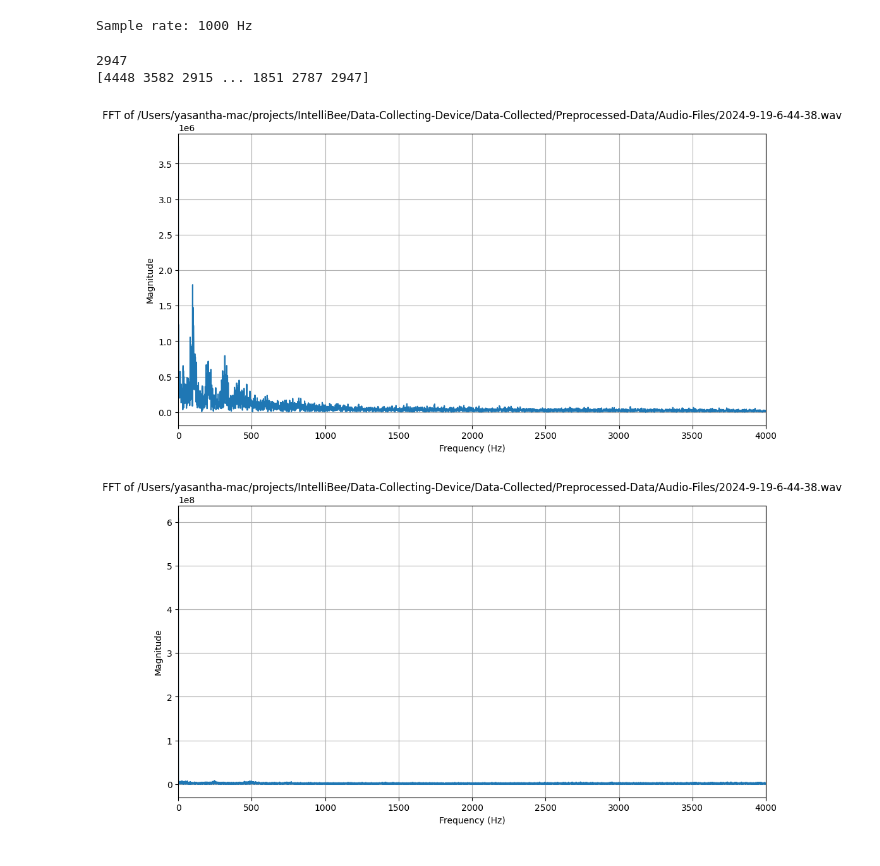
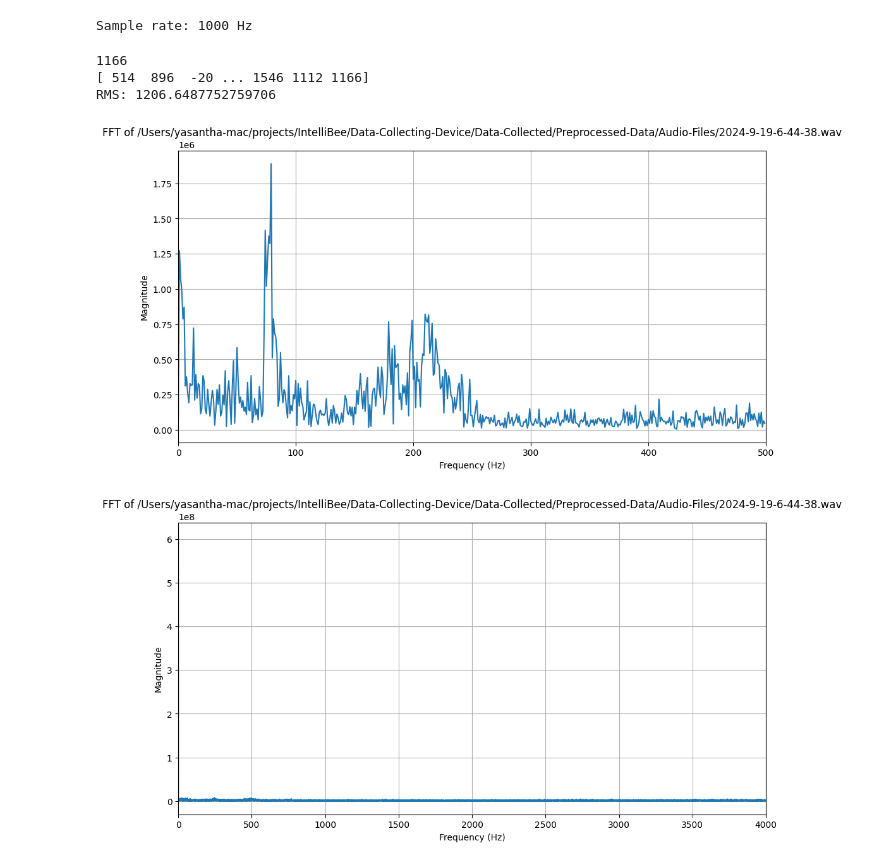
Before and after one commit to CSE-ICE-21/IntelliBee, a Jupyter notebook: Data-Collecting-Device/Data-Visualization/visualize_audio_data.ipynb, the cells around one changed output. Drawn from its saved outputs; the diff is of its cells as text; code cells hidden in the pictures.

```diff
--- a/Data-Collecting-Device/Data-Visualization/visualize_audio_data.ipynb
+++ b/Data-Collecting-Device/Data-Visualization/visualize_audio_data.ipynb
@@ -31,7 +31,7 @@ def perform_fft_and_plot(wav_file:str):
 PARENT_PATH = os.path.dirname(os.getcwd())
 PREPROCESSED_DATA_PATH = os.path.join(PARENT_PATH, 'Data-Collected','Preprocessed-Data','Audio-Files','2024-9-19-6-44-38.wav')
 # %%
-RAW_DATA_PATH = os.path.join(PARENT_PATH, 'Data-Collected','Raw-Data','Sample-02','2024-10-30-1-31-23.txt')
+RAW_DATA_PATH = os.path.join(PARENT_PATH, 'Data-Collected','Raw-Data','Sample-03','2024-11-2-11-4-38.txt')
 # %%
 sample_rate, audio_data = wavfile.read(PREPROCESSED_DATA_PATH)
 print(f'Sample rate: {sample_rate} Hz')
@@ -40,31 +40,33 @@ Sample rate: 1000 Hz
 # %%
 data:None
 with open(RAW_DATA_PATH, 'r') as file:
     data = file.read()
 
 
 data = data.split('\n')[1].strip(",").split(',')
 data = data[:8000]
 print(data[-1])
-numpy_data = np.array(data, dtype=np.int16)
+numpy_data = np.array(data, dtype=np.int32)
 print(numpy_data)
-
+rms = np.sqrt(np.mean(numpy_data**2))
+print(f'RMS: {rms}')
 fft_result = np.fft.fft(numpy_data)
 sample_rate = 8000
-fft_magnitude = np.abs(fft_result)[:len(numpy_data) // 2]  # Take the magnitude and half the spectrum
-frequencies = np.fft.fftfreq(len(numpy_data), 1/sample_rate)[:len(numpy_data) // 2]  # Frequencies corresponding to the FFT
+fft_magnitude = np.abs(fft_result)[:len(numpy_data) // 16]  # Take the magnitude and half the spectrum
+frequencies = np.fft.fftfreq(len(numpy_data), 1/sample_rate)[:len(numpy_data) // 16]  # Frequencies corresponding to the FFT
 plt.figure(figsize=(12, 6))
 plt.plot(frequencies, fft_magnitude)
 plt.title(f'FFT of {PREPROCESSED_DATA_PATH}')
 plt.xlabel('Frequency (Hz)')
 plt.ylabel('Magnitude')
-plt.xlim(0, sample_rate / 2)  # Plot up to Nyquist frequency
+plt.xlim(0, sample_rate / 16)  # Plot up to Nyquist frequency
 plt.grid()
 plt.show()
 # %% [output]
-2947
-[4448 3582 2915 ... 1851 2787 2947]
+1166
+[ 514  896  -20 ... 1546 1112 1166]
+RMS: 1206.6487752759706
-[figure, old version]
+[figure, new version]
 # %%
 n = len(audio_data)
 fft_result = np.fft.fft(audio_data)
```
Also changed, not shown: parts of 5 cells of this notebook, 56 other files.
